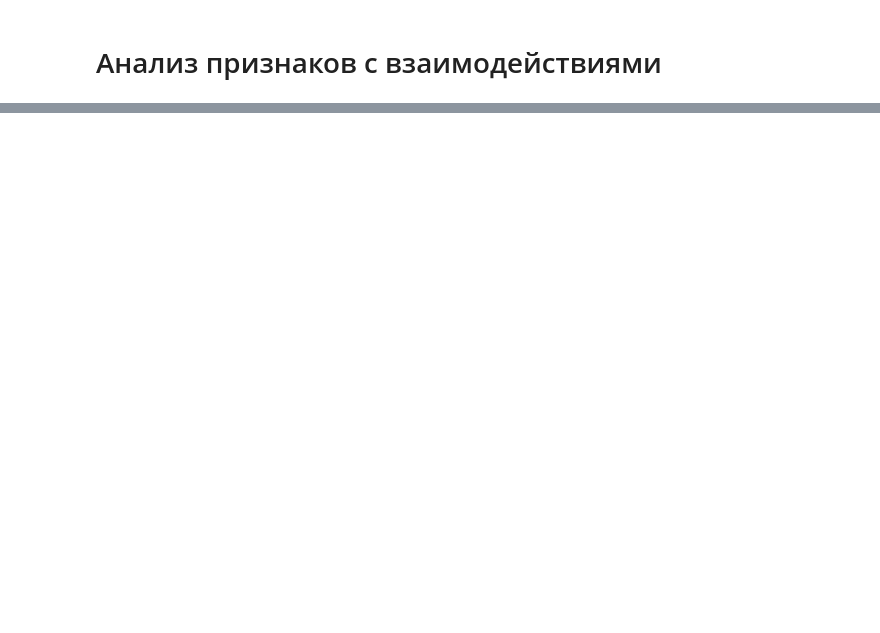
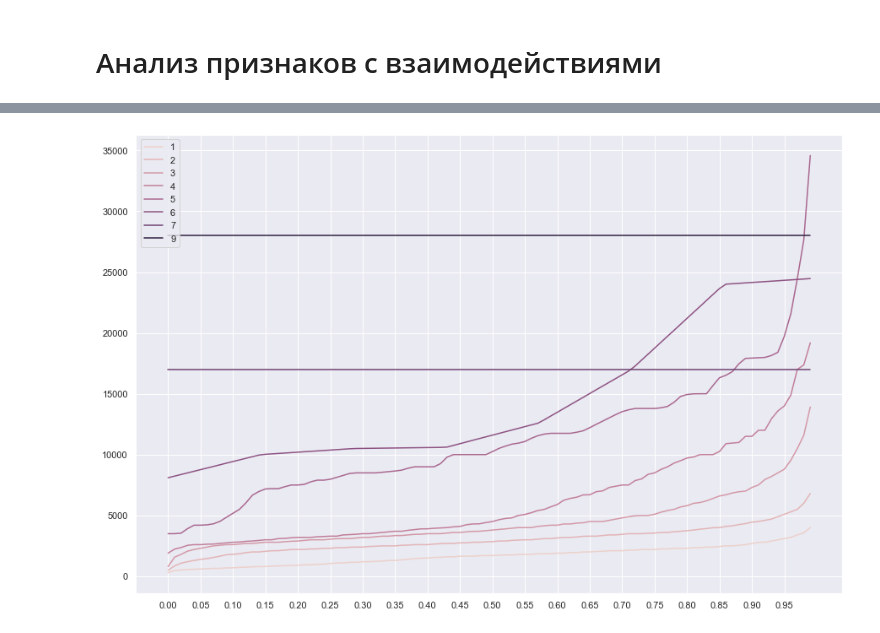
Before and after one commit to balov-oa/Exploratory-Data-Analysis, a Jupyter notebook: Data Processing.ipynb, the cells around one changed output, grey strips where cells are left out. Cells and saved outputs as stored; diff of their text form; code cells hidden in the pictures; blank space fills up the shorter version.

```diff
--- a/Data Processing.ipynb
+++ b/Data Processing.ipynb
@@ -573,0 +611,16 @@ plt.show()
+# %%
+quantils = []
+values = []
+by = []
+
+for j in df['Rooms_Number'].unique().tolist():
+    for i in np.arange(0, 1, 0.01):
+        values.append(df.loc[df['Rooms_Number'] == j, 'Price'].quantile(i))
+        quantils.append(i)
+        by.append(j)
+
+plot = sns.lineplot(quantils, values, hue=by, legend="full")
+plot.set_xticks(np.arange(0, 1,0.05));
+# plot.set_yticks(np.arange(0, 12000, 1000));
+# %% [output]
+[figure, added]
```
Also changed, not shown: parts of 11 cells of this notebook.
